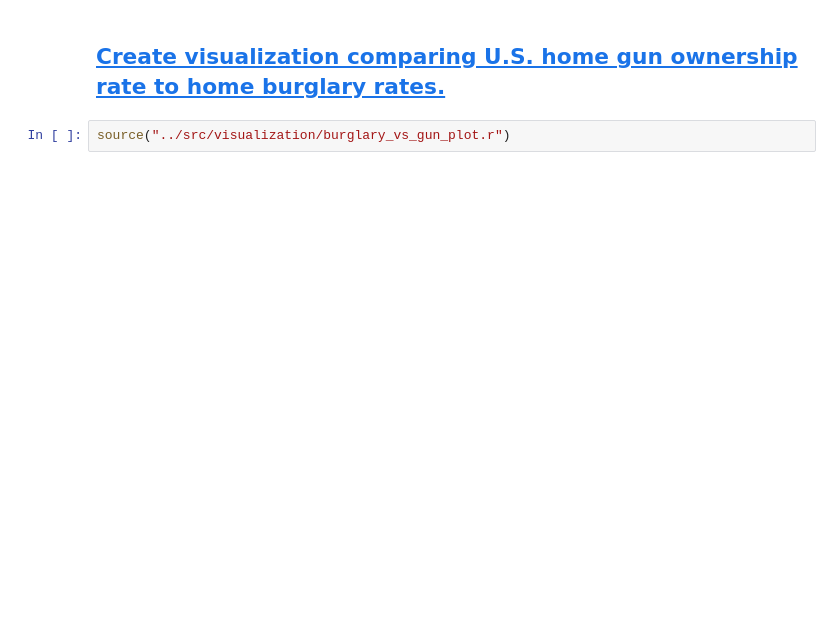
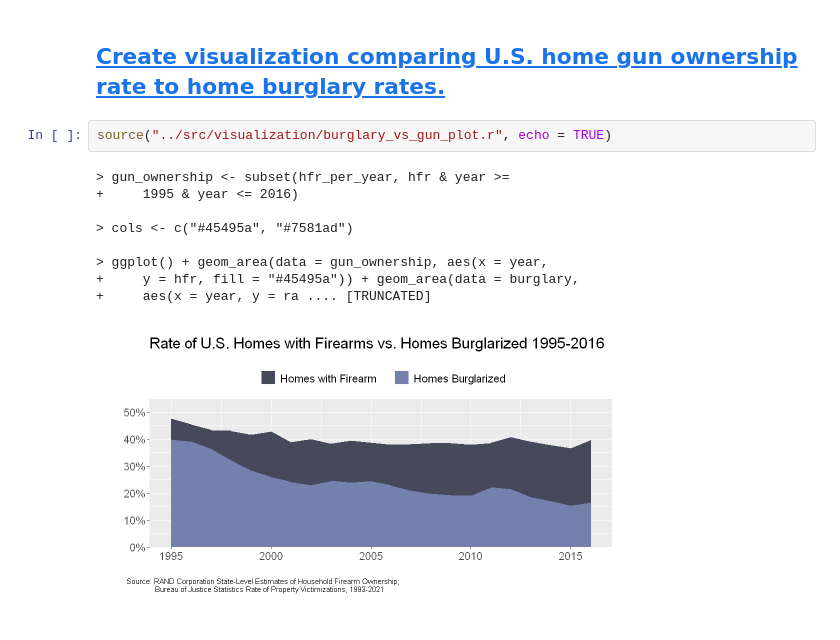
Before and after one commit to rebeccapaliwoda/gun_ownership, a Jupyter notebook: notebooks/gun_ownership_notebook.ipynb, the cells around one changed output. Cells and saved outputs as stored; diff of their text form; blank space fills up the shorter version.

```diff
--- a/notebooks/gun_ownership_notebook.ipynb
+++ b/notebooks/gun_ownership_notebook.ipynb
@@ -53,4 +112,14 @@ source("../src/visualization/burglary_plot.r")
 # %% [markdown]
 ## <a id='toc1_7_'></a>[Create visualization comparing U.S. home gun ownership rate to home burglary rates.](#toc0_)
 # %%
-source("../src/visualization/burglary_vs_gun_plot.r")
+source("../src/visualization/burglary_vs_gun_plot.r", echo = TRUE)
+# %% [output]
+> gun_ownership <- subset(hfr_per_year, hfr & year >=
++     1995 & year <= 2016)
+
+> cols <- c("#45495a", "#7581ad")
+
+> ggplot() + geom_area(data = gun_ownership, aes(x = year,
++     y = hfr, fill = "#45495a")) + geom_area(data = burglary,
++     aes(x = year, y = ra .... [TRUNCATED]
+[figure, added]
```
Also changed, not shown: parts of 8 cells of this notebook, 3 other files.
